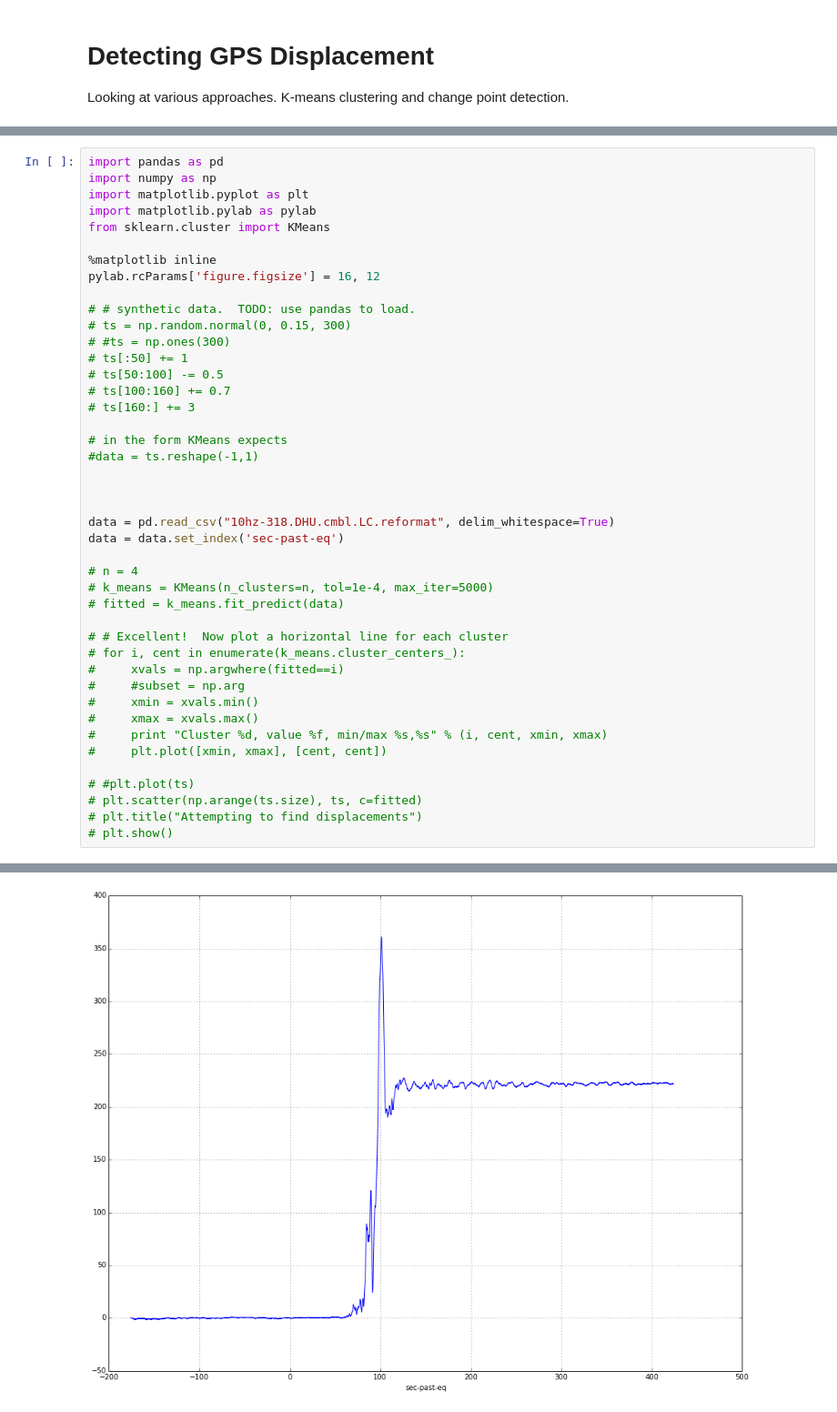
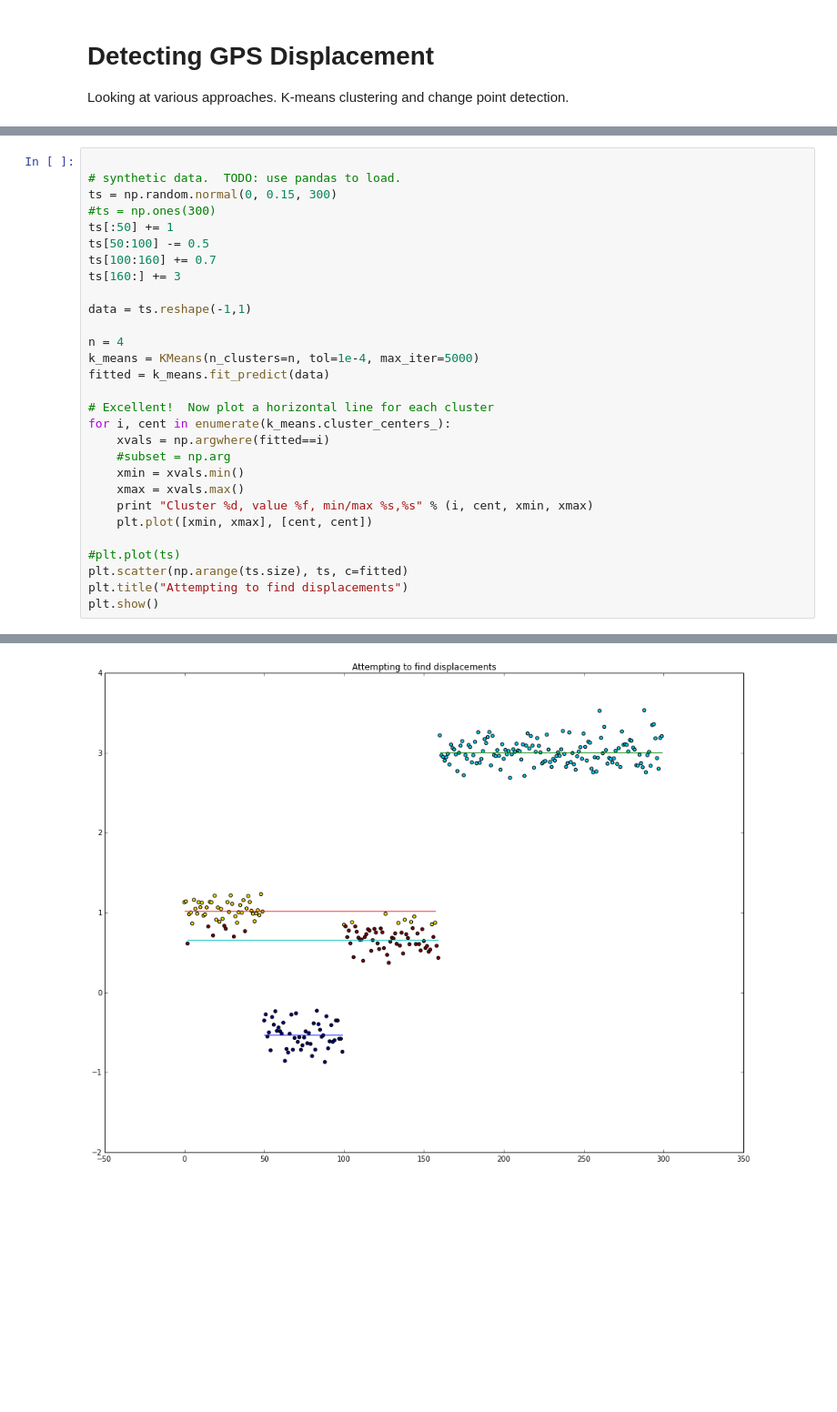
Before and after one commit to crleblanc/displacement_experiments, a Jupyter notebook: displacement.ipynb, the cells around one changed output, grey strips where cells are left out. Shown at 91% size. Saved outputs shown, nothing was run; the diff lists cells and outputs as text; blank space fills up the shorter version.

```diff
--- a/displacement.ipynb
+++ b/displacement.ipynb
@@ -4,44 +20,30 @@ Looking at various approaches.  K-means clustering and change point detection.
 # %%
-import pandas as pd
-import numpy as np
-import matplotlib.pyplot as plt
-import matplotlib.pylab as pylab
-from sklearn.cluster import KMeans
 
-%matplotlib inline
-pylab.rcParams['figure.figsize'] = 16, 12
+# synthetic data.  TODO: use pandas to load.
+ts = np.random.normal(0, 0.15, 300)
+#ts = np.ones(300)
+ts[:50] += 1
+ts[50:100] -= 0.5
+ts[100:160] += 0.7
+ts[160:] += 3
 
-# # synthetic data.  TODO: use pandas to load.
-# ts = np.random.normal(0, 0.15, 300)
-# #ts = np.ones(300)
-# ts[:50] += 1
-# ts[50:100] -= 0.5
-# ts[100:160] += 0.7
-# ts[160:] += 3
+data = ts.reshape(-1,1)
 
-# in the form KMeans expects
-#data = ts.reshape(-1,1)
+n = 4
+k_means = KMeans(n_clusters=n, tol=1e-4, max_iter=5000)
+fitted = k_means.fit_predict(data)
 
+# Excellent!  Now plot a horizontal line for each cluster
+for i, cent in enumerate(k_means.cluster_centers_):
+    xvals = np.argwhere(fitted==i)
+    #subset = np.arg
+    xmin = xvals.min()
+    xmax = xvals.max()
+    print "Cluster %d, value %f, min/max %s,%s" % (i, cent, xmin, xmax)
+    plt.plot([xmin, xmax], [cent, cent])
 
-
-data = pd.read_csv("10hz-318.DHU.cmbl.LC.reformat", delim_whitespace=True)
-data = data.set_index('sec-past-eq')
-
-# n = 4
-# k_means = KMeans(n_clusters=n, tol=1e-4, max_iter=5000)
-# fitted = k_means.fit_predict(data)
-
-# # Excellent!  Now plot a horizontal line for each cluster
-# for i, cent in enumerate(k_means.cluster_centers_):
-#     xvals = np.argwhere(fitted==i)
-#     #subset = np.arg
-#     xmin = xvals.min()
-#     xmax = xvals.max()
-#     print "Cluster %d, value %f, min/max %s,%s" % (i, cent, xmin, xmax)
-#     plt.plot([xmin, xmax], [cent, cent])
-
-# #plt.plot(ts)
-# plt.scatter(np.arange(ts.size), ts, c=fitted)
-# plt.title("Attempting to find displacements")
-# plt.show()
+#plt.plot(ts)
+plt.scatter(np.arange(ts.size), ts, c=fitted)
+plt.title("Attempting to find displacements")
+plt.show()
 # %% [output]
@@ -49 +54 @@ data = data.set_index('sec-past-eq')
-[figure, old version]
+[figure, new version]
```
Also changed, not shown: parts of 3 cells of this notebook, 1 other file.
